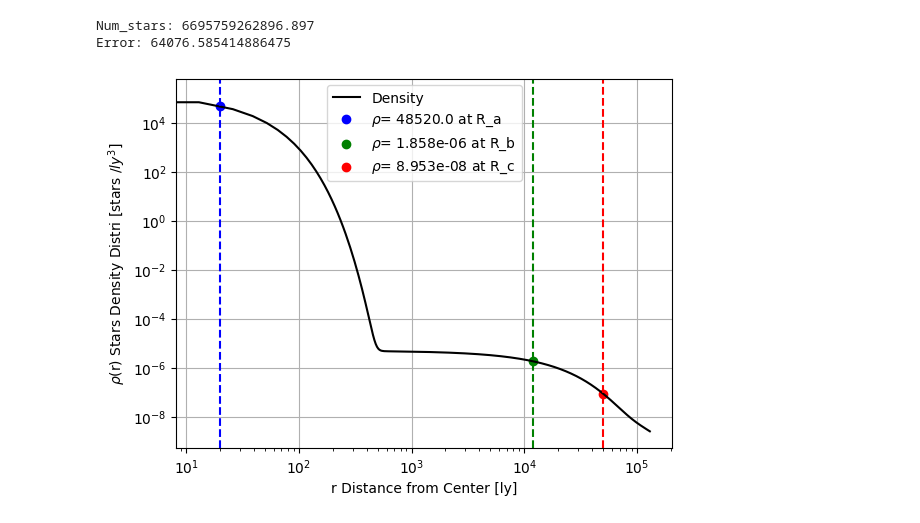
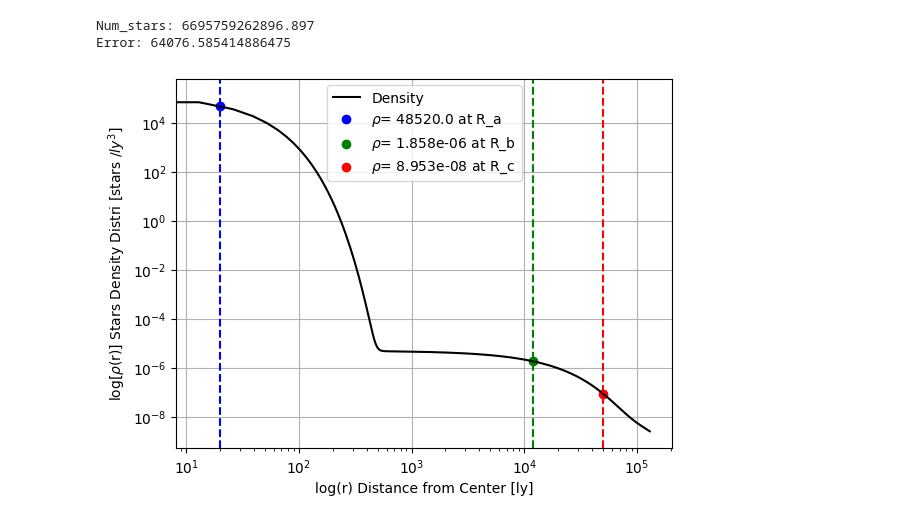
Before and after one commit to AkshankTyagi/IAAC, a Jupyter notebook: Milky_Way.ipynb, the cells around one changed output. Cells and saved outputs as stored; diff of their text form; code cells hidden in the pictures.

```diff
--- a/Milky_Way.ipynb
+++ b/Milky_Way.ipynb
@@ -39,19 +39,19 @@ Error: 64076.585414886475
 # %%
 plt.plot(r, density, color='black', label="Density")
 b =  density_func(a)
 colors = ['blue', 'green', 'red']
 labels = [fr'$\rho$= {rounded(b[0])} at R_a', fr'$\rho$= {rounded(b[1])} at R_b', fr'$\rho$= {rounded(b[2])} at R_c']
 for i in range(len(a)):
     plt.scatter(a[i], b[i], color=colors[i], label=labels[i])
 plt.axvline(x = 20, linestyle= "--", color = 'blue') #, label = '20 ly line'
 plt.axvline(x = 1.2e4, linestyle= "--", color = 'green') #, label = '1.2e4 ly line'
 plt.axvline(x = 5e4, linestyle= "--", color = 'red') #, label = '5e4 ly line'
-plt.xlabel("r Distance from Center [ly]")
-plt.ylabel(r"$\rho$(r) Stars Density Distri [stars /$ly^3$]")
+plt.xlabel("log(r) Distance from Center [ly]")
+plt.ylabel(r"log[$\rho$(r)] Stars Density Distri [stars /$ly^3$]")
 plt.xscale("log")
 plt.yscale("log")
 plt.legend()
 plt.grid()
 plt.show()
 # %% [output]
-[figure, old version]
+[figure, new version]
```
Also changed, not shown: 4 other files.
